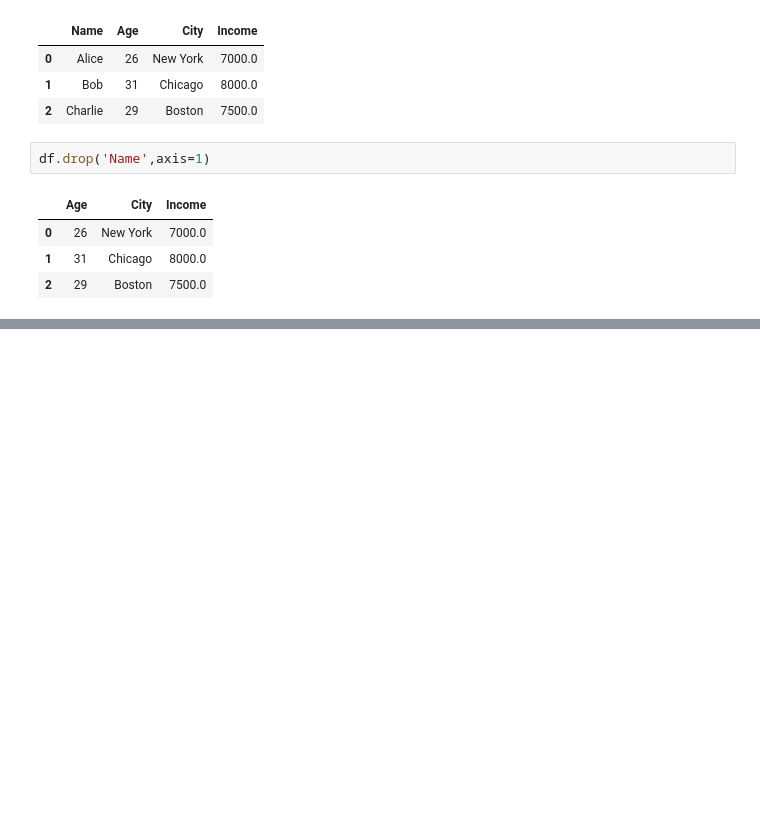
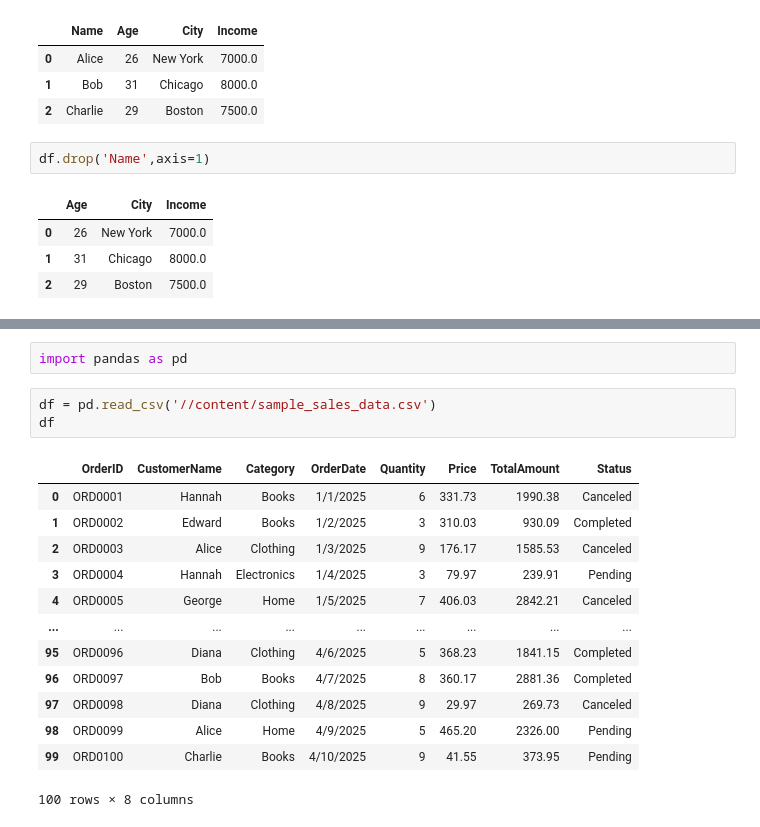
Before and after one commit to IBREEZZ/Code_Academy_Makeen2, a Jupyter notebook: week3.ipynb, the cells around one changed output, grey strips where cells are left out. Saved outputs shown, nothing was run; the diff lists cells and outputs as text; blank space fills up the shorter version.

```diff
--- a/week3.ipynb
+++ b/week3.ipynb
@@ -997,0 +1063,19 @@ df.drop('Name',axis=1)
+# %%
+import pandas as pd
+# %%
+df = pd.read_csv('//content/sample_sales_data.csv')
+df
+# %% [output]
+|  | OrderID | CustomerName | Category | OrderDate | Quantity | Price | TotalAmount | Status |
+| 0 | ORD0001 | Hannah | Books | 1/1/2025 | 6 | 331.73 | 1990.38 | Canceled |
+| 1 | ORD0002 | Edward | Books | 1/2/2025 | 3 | 310.03 | 930.09 | Completed |
+| 2 | ORD0003 | Alice | Clothing | 1/3/2025 | 9 | 176.17 | 1585.53 | Canceled |
+| 3 | ORD0004 | Hannah | Electronics | 1/4/2025 | 3 | 79.97 | 239.91 | Pending |
+| 4 | ORD0005 | George | Home | 1/5/2025 | 7 | 406.03 | 2842.21 | Canceled |
+| ... | ... | ... | ... | ... | ... | ... | ... | ... |
+| 95 | ORD0096 | Diana | Clothing | 4/6/2025 | 5 | 368.23 | 1841.15 | Completed |
+| 96 | ORD0097 | Bob | Books | 4/7/2025 | 8 | 360.17 | 2881.36 | Completed |
+| 97 | ORD0098 | Diana | Clothing | 4/8/2025 | 9 | 29.97 | 269.73 | Canceled |
+| 98 | ORD0099 | Alice | Home | 4/9/2025 | 5 | 465.20 | 2326.00 | Pending |
+| 99 | ORD0100 | Charlie | Books | 4/10/2025 | 9 | 41.55 | 373.95 | Pending |
+100 rows × 8 columns
```
Also changed, not shown: parts of 19 cells of this notebook.
